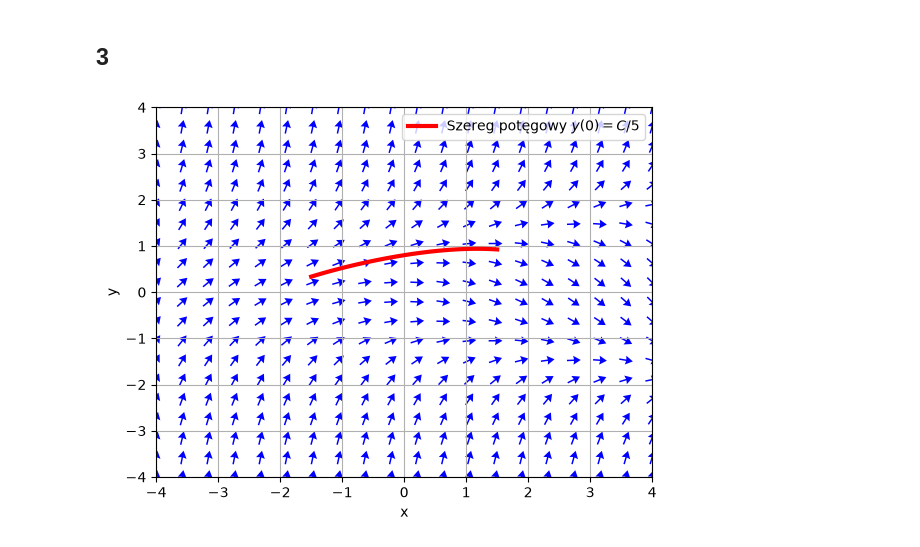
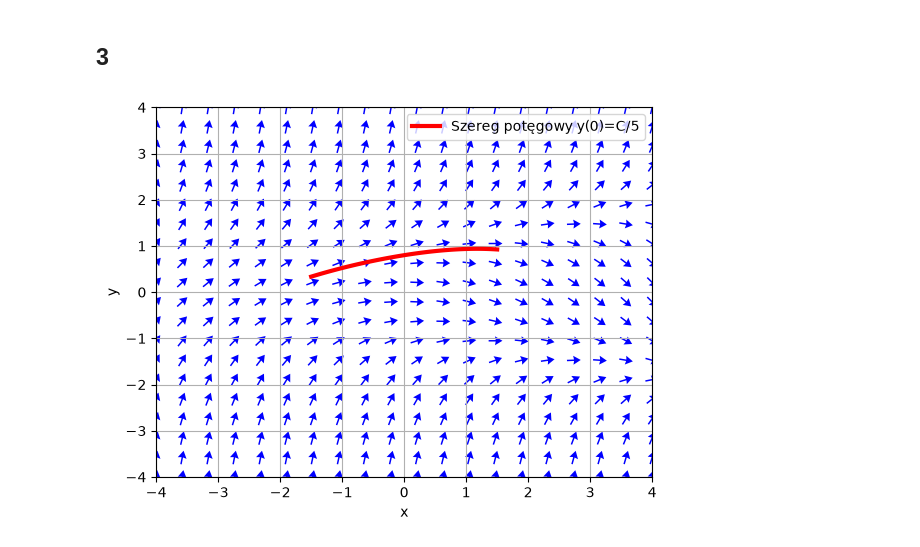
Before and after one commit to kkrol2003/RR_2026Z, a Jupyter notebook: praca_domowa_1.ipynb, the cells around one changed output. Cells and saved outputs as stored; diff of their text form; code cells hidden in the pictures.

```diff
--- a/praca_domowa_1.ipynb
+++ b/praca_domowa_1.ipynb
@@ -109,18 +109,18 @@ ode_series
 # %%
 ode_polynomial = ode_series.rhs.removeO()
 y_polynomial_function = sympy.lambdify(x, ode_polynomial, "numpy")
 
 x_plot = np.linspace(-1.5, 1.5, 100)
 y_plot = y_polynomial_function(x_plot)
 
-plt.plot(x_plot, y_plot, color="red", linewidth=3, label="Szereg potęgowy $y(0)=C/5$")
+plt.plot(x_plot, y_plot, color="red", linewidth=3, label="Szereg potęgowy y(0)=C/5")
 plt.quiver(X, Y, U1n, V1n, pivot="mid", headwidth=6, color="blue")
 plt.xlim([-4, 4])
 plt.ylim([-4, 4])
 plt.xlabel("x")
 plt.ylabel("y")
 plt.legend()
 plt.grid(True)
 plt.show()
 # %% [output]
-[figure, old version]
+[figure, new version]
```
